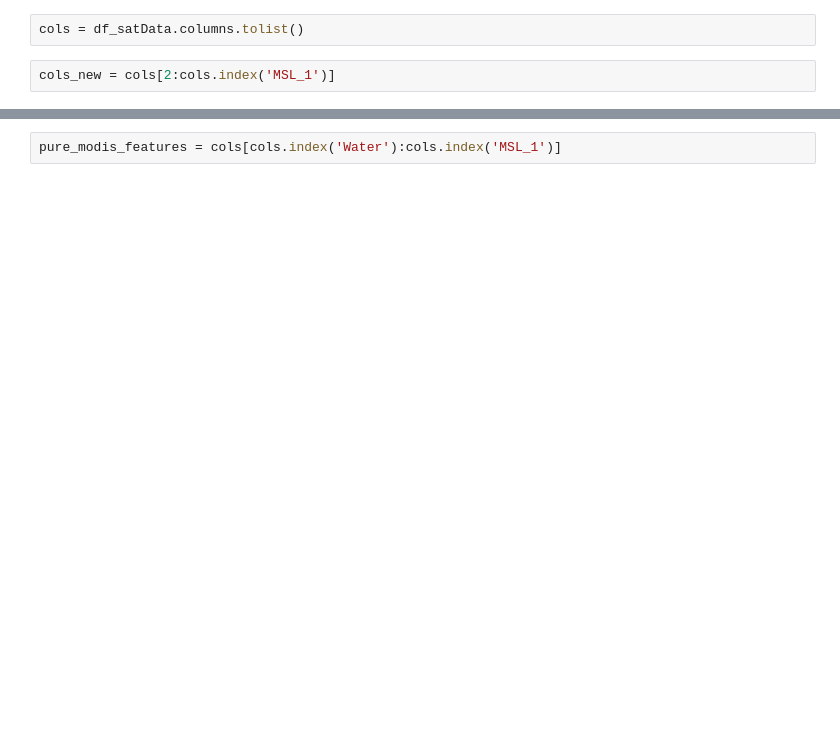
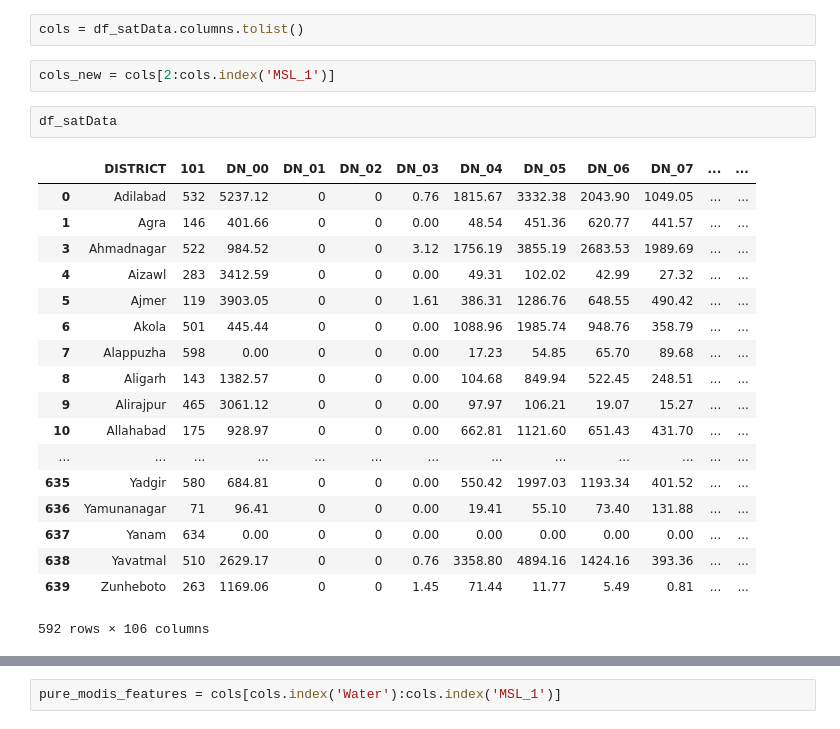
Before and after one commit to agdeva8/satellite_data, a Jupyter notebook: dist_finshed_code/logreg_modi_nlPca_final_da-exp.ipynb, the cells around one changed output, grey strips where cells are left out. Saved outputs shown, nothing was run; the diff lists cells and outputs as text; blank space fills up the shorter version.

```diff
--- a/dist_finshed_code/logreg_modi_nlPca_final_da-exp.ipynb
+++ b/dist_finshed_code/logreg_modi_nlPca_final_da-exp.ipynb
@@ -69,6 +69,27 @@ df_satData.shape
 cols = df_satData.columns.tolist()
 # %%
 cols_new = cols[2:cols.index('MSL_1')]
+# %%
+df_satData
+# %% [output]
+|  | DISTRICT | 101 | DN_00 | DN_01 | DN_02 | DN_03 | DN_04 | DN_05 | DN_06 | DN_07 | ... | ... |
+| 0 | Adilabad | 532 | 5237.12 | 0 | 0 | 0.76 | 1815.67 | 3332.38 | 2043.90 | 1049.05 | ... | ... |
+| 1 | Agra | 146 | 401.66 | 0 | 0 | 0.00 | 48.54 | 451.36 | 620.77 | 441.57 | ... | ... |
+| 3 | Ahmadnagar | 522 | 984.52 | 0 | 0 | 3.12 | 1756.19 | 3855.19 | 2683.53 | 1989.69 | ... | ... |
+| 4 | Aizawl | 283 | 3412.59 | 0 | 0 | 0.00 | 49.31 | 102.02 | 42.99 | 27.32 | ... | ... |
+| 5 | Ajmer | 119 | 3903.05 | 0 | 0 | 1.61 | 386.31 | 1286.76 | 648.55 | 490.42 | ... | ... |
+| 6 | Akola | 501 | 445.44 | 0 | 0 | 0.00 | 1088.96 | 1985.74 | 948.76 | 358.79 | ... | ... |
+| 7 | Alappuzha | 598 | 0.00 | 0 | 0 | 0.00 | 17.23 | 54.85 | 65.70 | 89.68 | ... | ... |
+| 8 | Aligarh | 143 | 1382.57 | 0 | 0 | 0.00 | 104.68 | 849.94 | 522.45 | 248.51 | ... | ... |
+| 9 | Alirajpur | 465 | 3061.12 | 0 | 0 | 0.00 | 97.97 | 106.21 | 19.07 | 15.27 | ... | ... |
+| 10 | Allahabad | 175 | 928.97 | 0 | 0 | 0.00 | 662.81 | 1121.60 | 651.43 | 431.70 | ... | ... |
+| ... | ... | ... | ... | ... | ... | ... | ... | ... | ... | ... | ... | ... |
+| 635 | Yadgir | 580 | 684.81 | 0 | 0 | 0.00 | 550.42 | 1997.03 | 1193.34 | 401.52 | ... | ... |
+| 636 | Yamunanagar | 71 | 96.41 | 0 | 0 | 0.00 | 19.41 | 55.10 | 73.40 | 131.88 | ... | ... |
+| 637 | Yanam | 634 | 0.00 | 0 | 0 | 0.00 | 0.00 | 0.00 | 0.00 | 0.00 | ... | ... |
+| 638 | Yavatmal | 510 | 2629.17 | 0 | 0 | 0.76 | 3358.80 | 4894.16 | 1424.16 | 393.36 | ... | ... |
+| 639 | Zunheboto | 263 | 1169.06 | 0 | 0 | 1.45 | 71.44 | 11.77 | 5.49 | 0.81 | ... | ... |
+592 rows × 106 columns
 # %%
 for i,quantile_val in enumerate(quantile_list):
     df_satData.loc[df_satData[cols_new[i]] > quantile_val,cols_new[i]] = quantile_val
```
Also changed, not shown: parts of 33 cells of this notebook, 30 other files.
